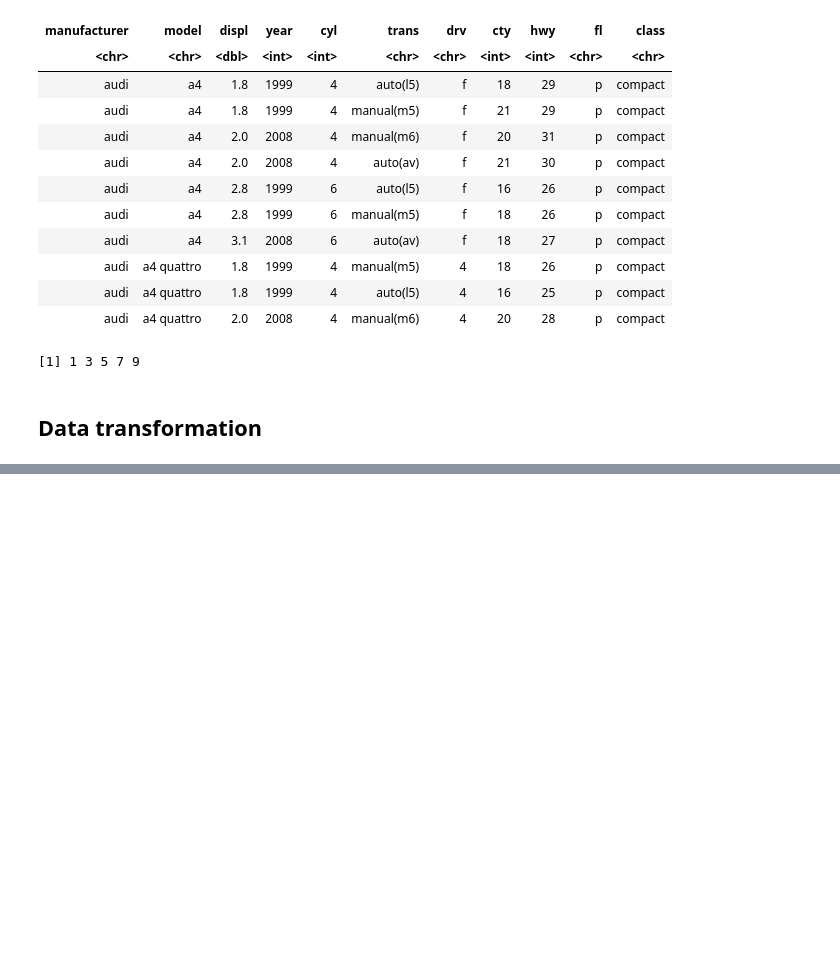
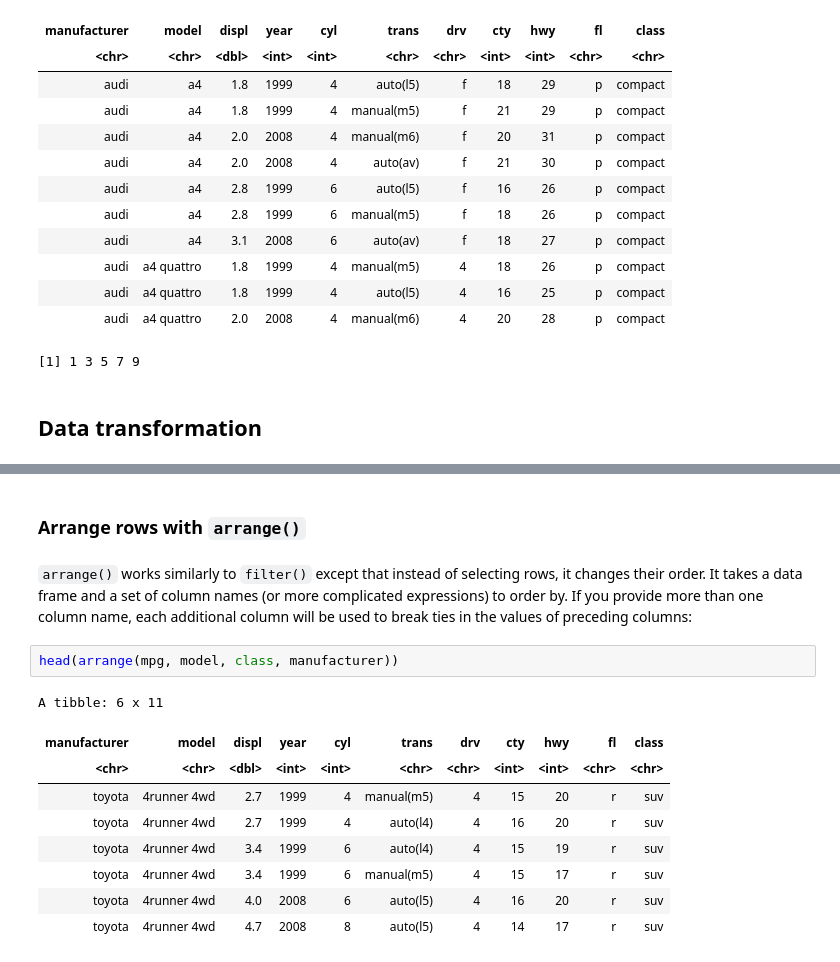
Before and after one commit to mortazavilab/cosmos-cluster6, a Jupyter notebook: R_intro.ipynb, the cells around one changed output, grey strips where cells are left out. Cells and saved outputs as stored; diff of their text form; blank space fills up the shorter version.

```diff
--- a/R_intro.ipynb
+++ b/R_intro.ipynb
@@ -408,0 +490,16 @@ A tibble: 10 x 11
+# %% [markdown]
+### Arrange rows with `arrange()`
+# %% [markdown]
+`arrange()` works similarly to `filter()` except that instead of selecting rows, it changes their order. It takes a data frame and a set of column names (or more complicated expressions) to order by. If you provide more than one column name, each additional column will be used to break ties in the values of preceding columns:
+# %%
+head(arrange(mpg, model, class, manufacturer))
+# %% [output]
+A tibble: 6 x 11
+| manufacturer | model | displ | year | cyl | trans | drv | cty | hwy | fl | class |
+| <chr> | <chr> | <dbl> | <int> | <int> | <chr> | <chr> | <int> | <int> | <chr> | <chr> |
+| toyota | 4runner 4wd | 2.7 | 1999 | 4 | manual(m5) | 4 | 15 | 20 | r | suv |
+| toyota | 4runner 4wd | 2.7 | 1999 | 4 | auto(l4) | 4 | 16 | 20 | r | suv |
+| toyota | 4runner 4wd | 3.4 | 1999 | 6 | auto(l4) | 4 | 15 | 19 | r | suv |
+| toyota | 4runner 4wd | 3.4 | 1999 | 6 | manual(m5) | 4 | 15 | 17 | r | suv |
+| toyota | 4runner 4wd | 4.0 | 2008 | 6 | auto(l5) | 4 | 16 | 20 | r | suv |
+| toyota | 4runner 4wd | 4.7 | 2008 | 8 | auto(l5) | 4 | 14 | 17 | r | suv |
```
Also changed, not shown: parts of 26 cells of this notebook.
